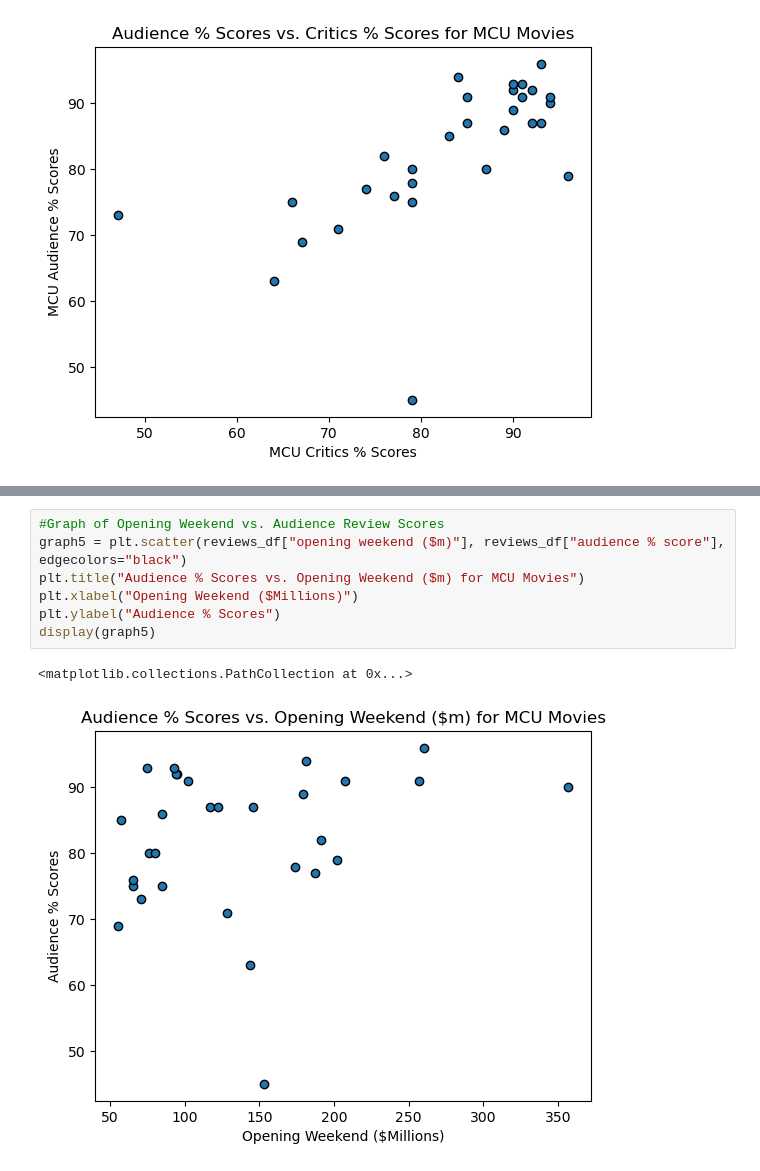
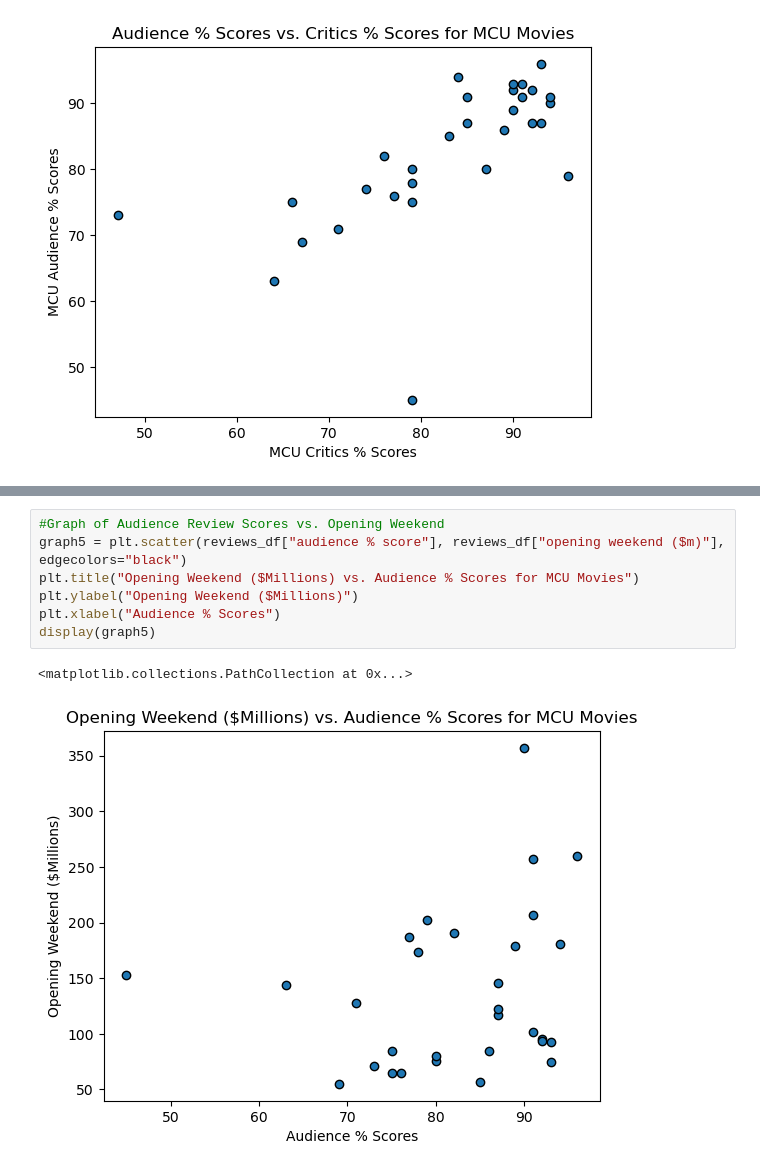
Before and after one commit to jdyiga10/project1-2023, a Jupyter notebook: andrew_work.ipynb, the cells around one changed output, grey strips where cells are left out. Drawn from its saved outputs; the diff is of its cells as text.

```diff
--- a/andrew_work.ipynb
+++ b/andrew_work.ipynb
@@ -154,10 +153,10 @@ display(graph4)
 # %%
-#Graph of Opening Weekend vs. Audience Review Scores
-graph5 = plt.scatter(reviews_df["opening weekend ($m)"], reviews_df["audience % score"], edgecolors="black")
-plt.title("Audience % Scores vs. Opening Weekend ($m) for MCU Movies")
-plt.xlabel("Opening Weekend ($Millions)")
-plt.ylabel("Audience % Scores")
+#Graph of Audience Review Scores vs. Opening Weekend
+graph5 = plt.scatter(reviews_df["audience % score"], reviews_df["opening weekend ($m)"], edgecolors="black")
+plt.title("Opening Weekend ($Millions) vs. Audience % Scores for MCU Movies")
+plt.ylabel("Opening Weekend ($Millions)")
+plt.xlabel("Audience % Scores")
 display(graph5)
 # %% [output]
 <matplotlib.collections.PathCollection at 0x...>
-[figure, old version]
+[figure, new version]
```
Also changed, not shown: parts of 4 cells of this notebook.
